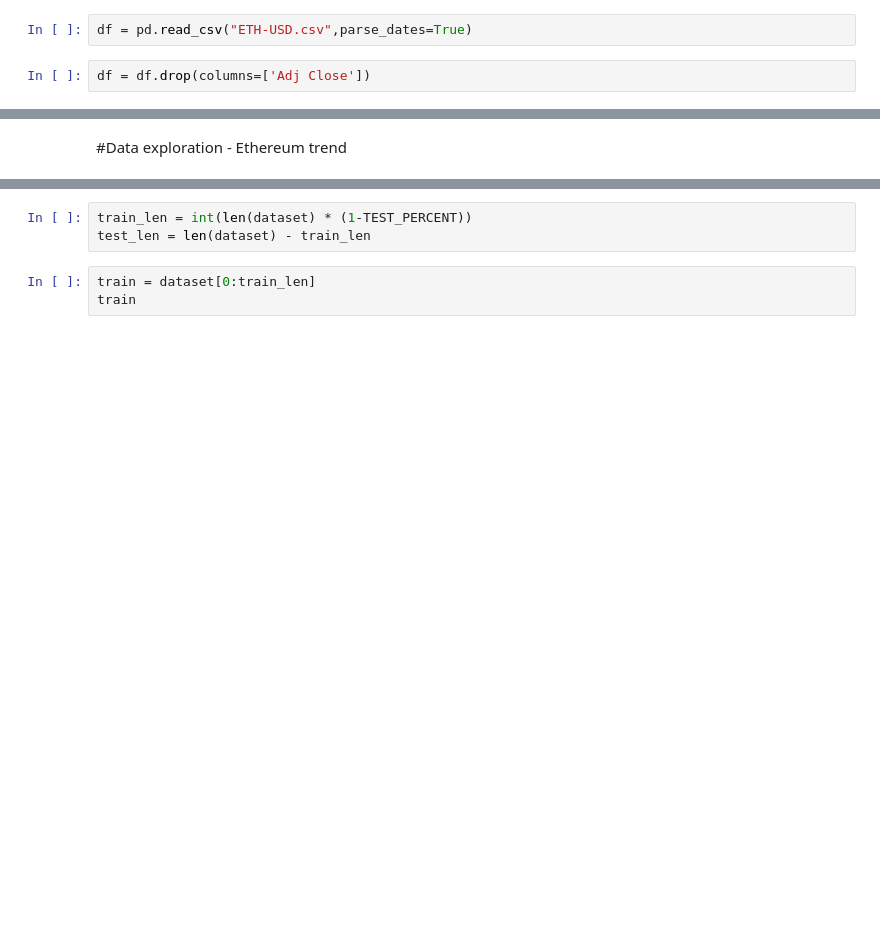
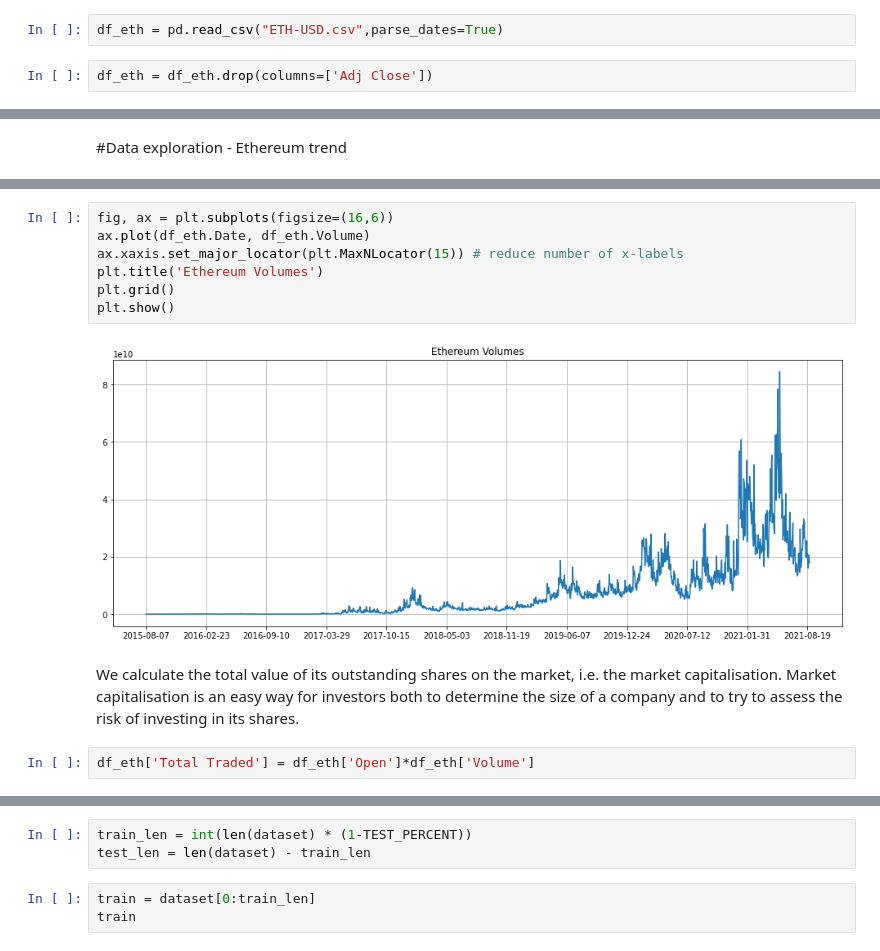
Before and after one commit to Zarmina97/Top-3-Crypto-Volatility-prediction-LSTM-GARCH, a Jupyter notebook: Ethereum.ipynb, the cells around one changed output, grey strips where cells are left out. Drawn from its saved outputs; the diff is of its cells as text; blank space fills up the shorter version.

```diff
--- a/Ethereum.ipynb
+++ b/Ethereum.ipynb
@@ -24,6 +21,6 @@ import matplotlib.dates as mpl_dates
 # %% [markdown]
 #Loading of data
 # %%
-df = pd.read_csv("ETH-USD.csv",parse_dates=True)
+df_eth = pd.read_csv("ETH-USD.csv",parse_dates=True)
 # %%
-df = df.drop(columns=['Adj Close'])
+df_eth = df_eth.drop(columns=['Adj Close'])
@@ -278,0 +145,13 @@ dataset = scaler.fit_transform(dataset_df)
+# %%
+fig, ax = plt.subplots(figsize=(16,6))
+ax.plot(df_eth.Date, df_eth.Volume)
+ax.xaxis.set_major_locator(plt.MaxNLocator(15)) # reduce number of x-labels
+plt.title('Ethereum Volumes')
+plt.grid()
+plt.show()
+# %% [output]
+[figure, added]
+# %% [markdown]
+We calculate the total value of its outstanding shares on the market, i.e. the market capitalisation.  Market capitalisation is an easy way for investors both to determine the size of a company and to try to assess the risk of investing in its shares.
+# %%
+df_eth['Total Traded'] = df_eth['Open']*df_eth['Volume']
```
Also changed, not shown: parts of 91 cells of this notebook.
